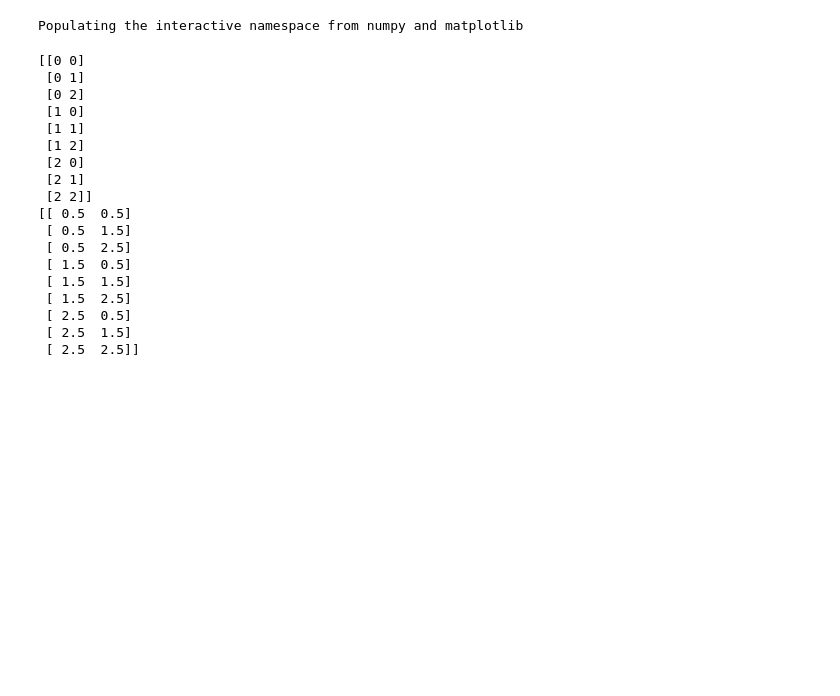
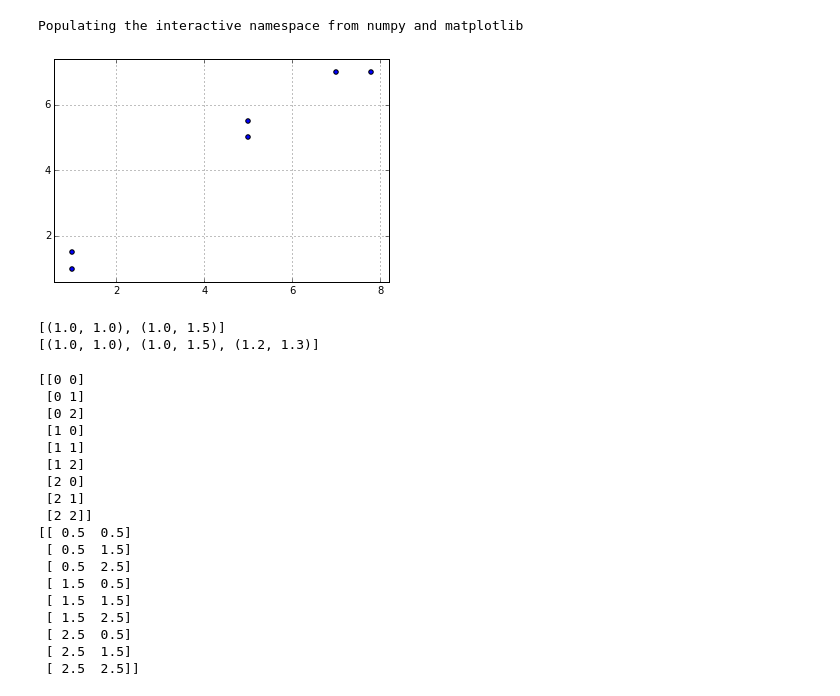
Before and after one commit to bcc2xp/geomining, a Jupyter notebook: 20151015_Tutorial.ipynb, the cells around one changed output. Cells and saved outputs as stored; diff of their text form; code cells hidden in the pictures; blank space fills up the shorter version.

```diff
--- a/20151015_Tutorial.ipynb
+++ b/20151015_Tutorial.ipynb
@@ -4,0 +37,30 @@ Populating the interactive namespace from numpy and matplotlib
+# %%
+import matplotlib.pyplot as plt
+import numpy
+
+x = numpy.array([1,1,5,5,7,7.8])
+y = numpy.array([1,1.5,5.5,5,7,7])
+
+fig = plt.figure()
+ax = fig.gca()
+ax.set_xticks(numpy.arange(0,12,2))
+ax.set_yticks(numpy.arange(0,12,2))
+plt.scatter(x,y)
+plt.grid()
+plt.show()
+# %% [output]
+[figure, added]
+# %%
+points = []
+
+for i in range(0,len(x)):
+    points.append((x[i], y[i]))
+
+hashmap = from_points(2, points)
+print hashmap.query((0.0,0.0))
+
+hashmap.insert((1.2,1.3))
+print hashmap.query((0.0,0.0))
+# %% [output]
+[(1.0, 1.0), (1.0, 1.5)]
+[(1.0, 1.0), (1.0, 1.5), (1.2, 1.3)]
```
Also changed, not shown: parts of 13 cells of this notebook.
